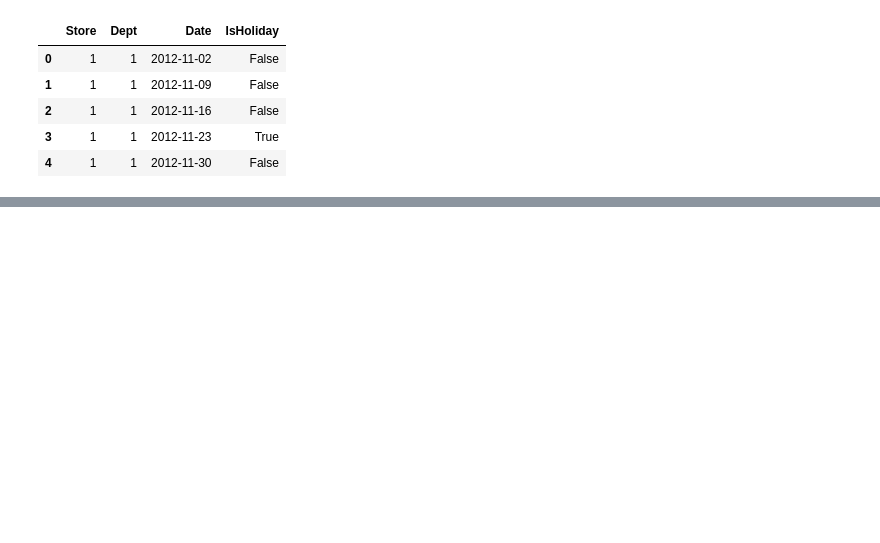
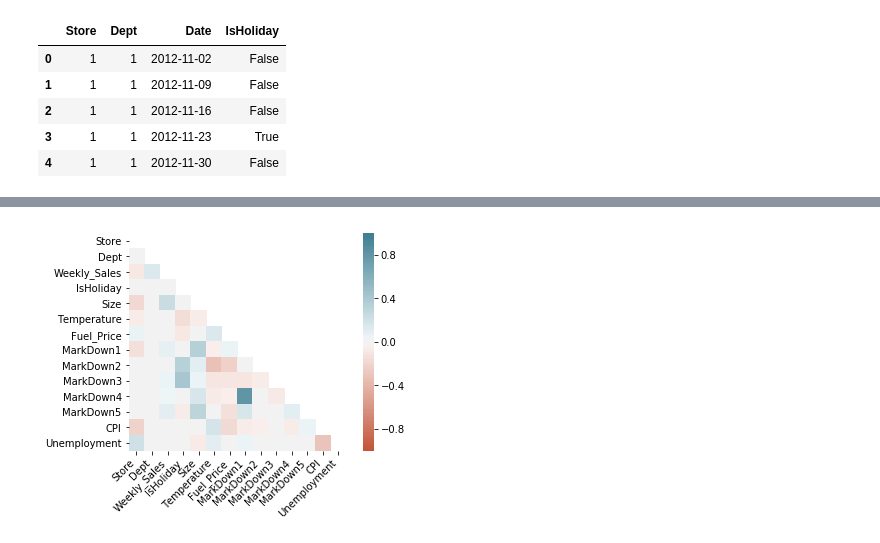
Before and after one commit to Corentin-M/Sales_forecasting, a Jupyter notebook: Data_Exploration.ipynb, the cells around one changed output, grey strips where cells are left out. Cells and saved outputs as stored; diff of their text form; code cells hidden in the pictures; blank space fills up the shorter version.

Commit message:
merge data and correlation heatmaps

```diff
--- a/Data_Exploration.ipynb
+++ b/Data_Exploration.ipynb
@@ -106,0 +57,3 @@ test_df.describe()
+# %%
+data_df = train_df.merge(stores_df, how='left').merge(features_df, how='left')
+data_df.head()
@@ -106,0 +67,23 @@ test_df.describe()
+# %%
+# Correlation Heatmaps of data_df features
+
+# https://towardsdatascience.com/better-heatmaps-and-correlation-matrix-plots-in-python-41445d0f2bec
+# https://medium.com/@chrisshaw982/seaborn-correlation-heatmaps-customized-10246f4f7f4b
+
+corr = data_df.corr()
+mask = np.zeros_like(corr, dtype=np.bool)
+mask[np.triu_indices_from(mask)] = True
+
+ax = sns.heatmap(
+        corr,
+        vmin=-1, vmax=1, center=0,
+        cmap=sns.diverging_palette(20, 220, n=200),
+        square=True,
+        mask = mask)
+
+ax.set_xticklabels(
+        ax.get_xticklabels(),
+        rotation=45,
+        horizontalalignment='right');
+# %% [output]
+[figure, added]
```
Also changed, not shown: parts of 18 cells of this notebook.
